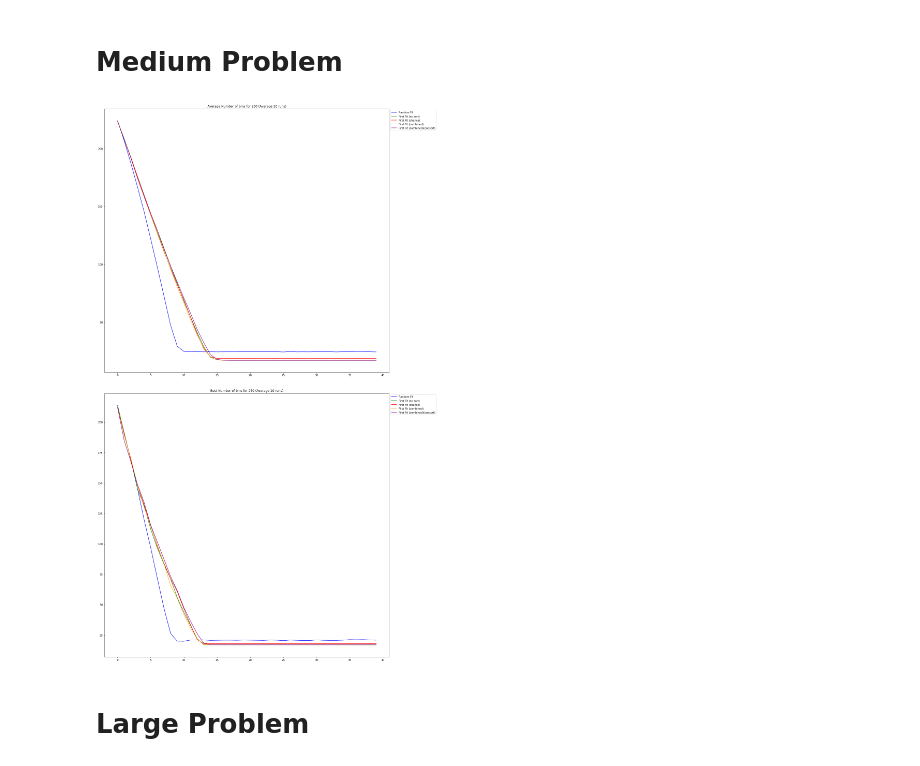
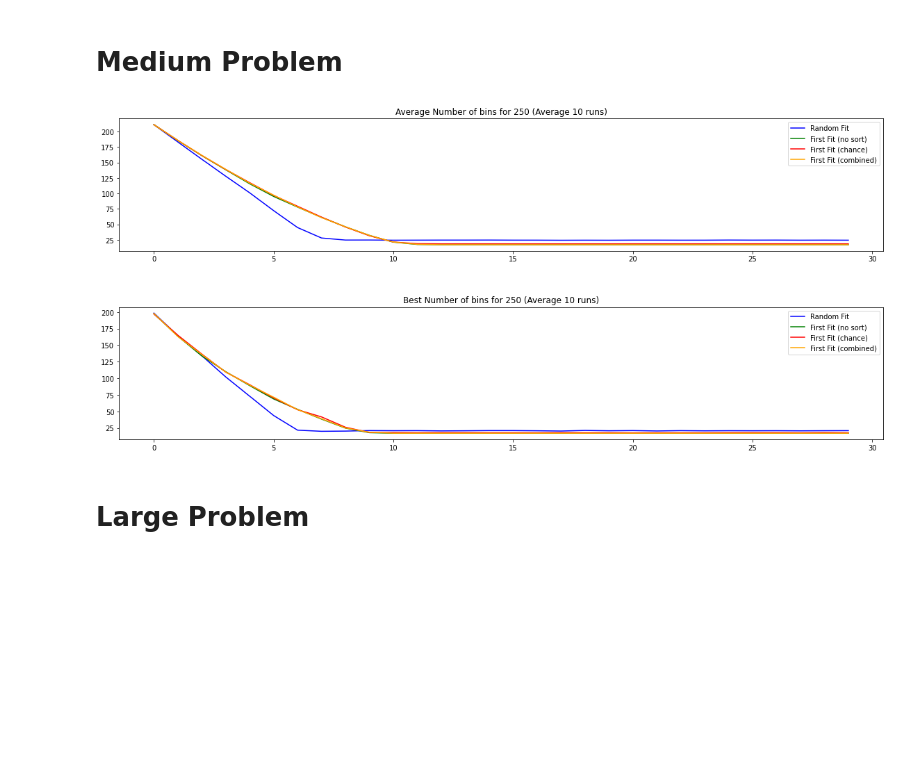
Before and after one commit to schtim/NatureInspiredAlgorithms_Code, a Jupyter notebook: GeneticAlgorithm/TestNotebooks/HeuristicTest.ipynb, the cells around one changed output. Saved outputs shown, nothing was run; the diff lists cells and outputs as text; code cells hidden in the pictures; blank space fills up the shorter version.

```diff
--- a/GeneticAlgorithm/TestNotebooks/HeuristicTest.ipynb
+++ b/GeneticAlgorithm/TestNotebooks/HeuristicTest.ipynb
@@ -117,11 +113,7 @@ TypeError: 'float' object cannot be interpreted as an integer
 # Medium Problem
 # %%
 av_number = 10
-number_generations = 40
-pop_size = 50
-crossover_prob = 0.8
-mutation_prob = 0.05
-fitness_function = 'fill'
+number_generations = 30
 objects = medium_objects
 container_vol= medium_container[0]
 container_weight= medium_container[1]
@@ -131,62 +123,61 @@ average_vals_random = np.zeros((av_number, number_generations))
 average_vals_first_no_sort = np.zeros((av_number, number_generations))
 average_vals_first_combined = np.zeros((av_number, number_generations))
 average_vals_first_chance = np.zeros((av_number, number_generations))
-average_vals_first_combined_onesort = np.zeros((av_number, number_generations))
+#average_vals_first_combined_onesort = np.zeros((av_number, number_generations))
 best_vals_random = np.zeros((av_number, number_generations))
 best_vals_first_no_sort = np.zeros((av_number, number_generations))
 best_vals_first_combined = np.zeros((av_number, number_generations))
 best_vals_first_chance = np.zeros((av_number, number_generations))
-best_vals_first_combined_onesort = np.zeros((av_number, number_generations))
+#best_vals_first_combined_onesort = np.zeros((av_number, number_generations))
 
 for index in np.arange(av_number):
-    GA = GeneticAlgorithm(objects, pop_size, container_vol, container_weight, crossover_prob, mutation_prob, number_generations, fitness_function, 'random')
-    _,_, average_vals_random[index], best_vals_random[index],_,_ = GA.run()
-    GA = GeneticAlgorithm(objects, pop_size, container_vol, container_weight, crossover_prob, mutation_prob, number_generations, fitness_function, 'first_fit', fit_sort = 'no_sort')
-    _,_, average_vals_first_no_sort[index], best_vals_first_no_sort[index],_,_ = GA.run()
-    GA = GeneticAlgorithm(objects, pop_size, container_vol, container_weight, crossover_prob, mutation_prob, number_generations, fitness_function, 'first_fit', fit_sort = 'combined')
-    _,_, average_vals_first_combined[index], best_vals_first_combined[index],_,_ = GA.run()
-    GA = GeneticAlgorithm(objects, pop_size, container_vol, container_weight, crossover_prob, mutation_prob, number_generations, fitness_function, 'first_fit', fit_sort = 'chance')
-    _,_, average_vals_first_chance[index], best_vals_first_chance[index],_,_ = GA.run()
-    GA = GeneticAlgorithm(objects, pop_size, container_vol, container_weight, crossover_prob, mutation_prob, number_generations, fitness_function, 'first_fit', fit_sort = 'combined', sort_in_recom_and_mutation=False)
-    _,_, average_vals_first_combined_onesort[index], best_vals_first_combined_onesort[index],_,_ = GA.run()
-
+    GA = GeneticAlgorithm(objects, container_vol, container_weight, 30, fit_heuristic='random')
+    _,_, average_vals_random[index], best_vals_random[index],_,_,_ = GA.run()
+    GA = GeneticAlgorithm(objects, container_vol, container_weight, 30, fit_heuristic='first_fit', fit_sort = 'no_sort')
+    _,_, average_vals_first_no_sort[index], best_vals_first_no_sort[index],_,_,_ = GA.run()
+    GA = GeneticAlgorithm(objects, container_vol, container_weight, 30,fit_heuristic='first_fit', fit_sort = 'combined')
+    _,_, average_vals_first_combined[index], best_vals_first_combined[index],_,_,_ = GA.run()
+    GA = GeneticAlgorithm(objects, container_vol, container_weight, 30, fit_heuristic='first_fit', fit_sort = 'chance')
+    _,_, average_vals_first_chance[index], best_vals_first_chance[index],_,_,_ = GA.run()
+    #GA = GeneticAlgorithm(objects, container_vol, container_weight, 30, fit_heuristic='first_fit', fit_sort = 'combined', sort_in_recom_and_mutation=False)
+   #_,_, average_vals_first_combined_onesort[index], best_vals_first_combined_onesort[index],_,_,_ = GA.run()
 
 
 # calc average
 average_vals_random = np.average(average_vals_random, 0)
 average_vals_first_no_sort = np.average(average_vals_first_no_sort, 0)
 average_vals_first_combined = np.average(average_vals_first_combined, 0)
-average_vals_first_combined_onesort = np.average(average_vals_first_combined_onesort, 0)
+#average_vals_first_combined_onesort = np.average(average_vals_first_combined_onesort, 0)
 average_vals_first_chance = np.average(average_vals_first_chance, 0)
 best_vals_random = np.average(best_vals_random, 0)
 best_vals_first_no_sort = np.average(best_vals_first_no_sort, 0)
 best_vals_first_combined = np.average(best_vals_first_combined, 0)
 best_vals_first_chance = np.average(best_vals_first_chance, 0)
-best_vals_first_combined_onesort = np.average(best_vals_first_combined_onesort, 0)
+#best_vals_first_combined_onesort = np.average(best_vals_first_combined_onesort, 0)
 
 
 # Plot
 x_vals = np.arange(number_generations)
 # Punkte visualisieren
-fig, ax = plt.subplots(2,figsize=(16,30))
+fig, ax = plt.subplots(2,figsize=(16,7))
 fig.tight_layout(h_pad=6)
 ax[0].set_title(f'Average Number of bins for {amount_obj} (Average {av_number} runs)')
 ax[0].plot(x_vals, average_vals_random, color="blue", label = 'Random Fit')
 ax[0].plot(x_vals, average_vals_first_no_sort, color="green", label = 'First Fit (no sort)')
 ax[0].plot(x_vals, average_vals_first_chance, color="red", label = 'First Fit (chance)')
 ax[0].plot(x_vals, average_vals_first_combined, color="orange", label = 'First Fit (combined)')
-ax[0].plot(x_vals, average_vals_first_combined_onesort, color="purple", label = 'First Fit (combined)(onesort)')
-ax[0].legend(bbox_to_anchor=(1,1), loc="upper left")
+#ax[0].plot(x_vals, average_vals_first_combined_onesort, color="purple", label = 'First Fit (combined)(onesort)')
+ax[0].legend()
 ax[1].set_title(f'Best Number of bins for {amount_obj} (Average {av_number} runs)')
 ax[1].plot(x_vals, best_vals_random, color="blue", label = 'Random Fit')
 ax[1].plot(x_vals, best_vals_first_no_sort, color="green", label = 'First Fit (no sort)')
 ax[1].plot(x_vals, best_vals_first_chance, color="red", label = 'First Fit (chance)')
 ax[1].plot(x_vals, best_vals_first_combined, color="orange", label = 'First Fit (combined)')
-ax[1].plot(x_vals, best_vals_first_combined_onesort, color="purple", label = 'First Fit (combined)(onesort)')
-ax[1].legend(bbox_to_anchor=(1,1), loc="upper left")
+#ax[1].plot(x_vals, best_vals_first_combined_onesort, color="purple", label = 'First Fit (combined)(onesort)')
+ax[1].legend()
 plt.show()
 # %% [output]
-[figure, old version]
+[figure, new version]
 # %% [markdown]
 # Large Problem
 # %%
```
Also changed, not shown: parts of 2 cells of this notebook, 9 other files.
